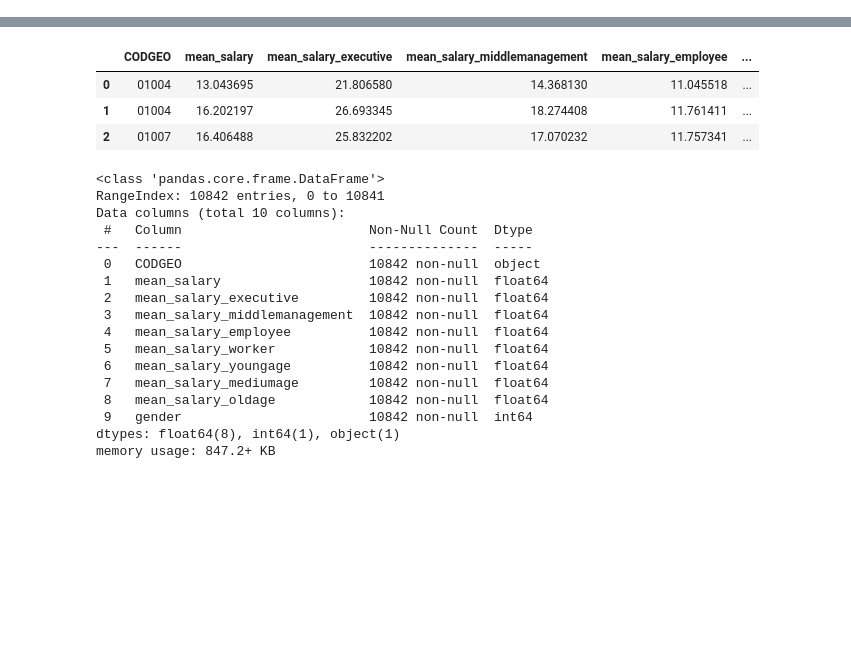
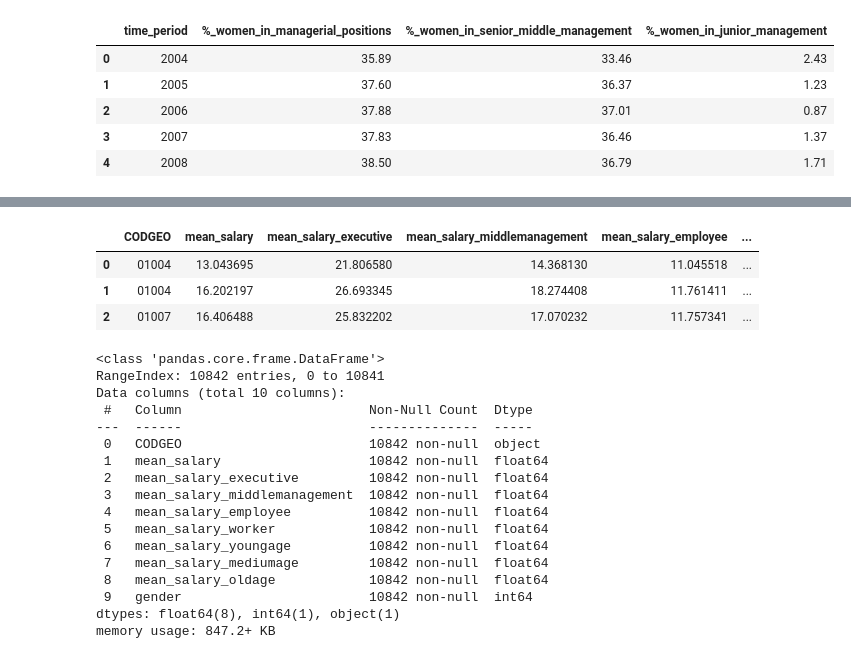
Before and after one commit to steprag/fp_finale_project, a Jupyter notebook: main/fp_dataexploring.ipynb, the cells around one changed output, grey strips where cells are left out. Saved outputs shown, nothing was run; the diff lists cells and outputs as text; code cells hidden in the pictures; blank space fills up the shorter version.

```diff
--- a/main/fp_dataexploring.ipynb
+++ b/main/fp_dataexploring.ipynb
@@ -13,5 +13,17 @@ population_all = pd.read_csv('dataset/clean_data/population_csp_clean.csv', sep=
 geography = pd.read_csv('dataset/clean_data/geography_clean.csv', sep=',')
 establishment = pd.read_csv('dataset/clean_data/establishment_clean.csv', sep=',')
+# %%
+woman_managerial_position = pd.read_csv('dataset/clean_data/data_from_api_clean.csv', sep=',')
+french_cat_job = pd.read_csv('dataset/clean_data/cat_job_webscrap.csv', sep=',')
+# %%
+woman_managerial_position.head()
+# %% [output]
+|  | time_period | %_women_in_managerial_positions | %_women_in_senior_middle_management | %_women_in_junior_management |
+| 0 | 2004 | 35.89 | 33.46 | 2.43 |
+| 1 | 2005 | 37.60 | 36.37 | 1.23 |
+| 2 | 2006 | 37.88 | 37.01 | 0.87 |
+| 3 | 2007 | 37.83 | 36.46 | 1.37 |
+| 4 | 2008 | 38.50 | 36.79 | 1.71 |
 # %%
 population.head(3)
 # %% [output]
```
Also changed, not shown: parts of 13 cells of this notebook, 30 other files.
